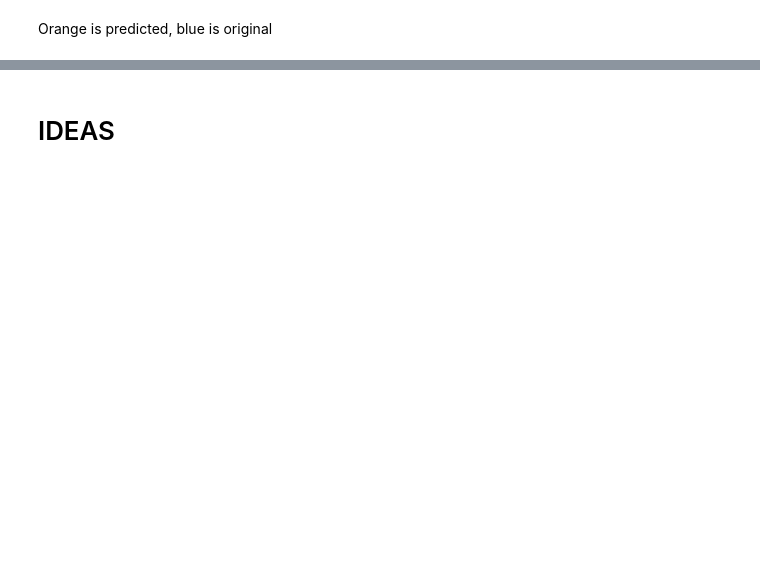
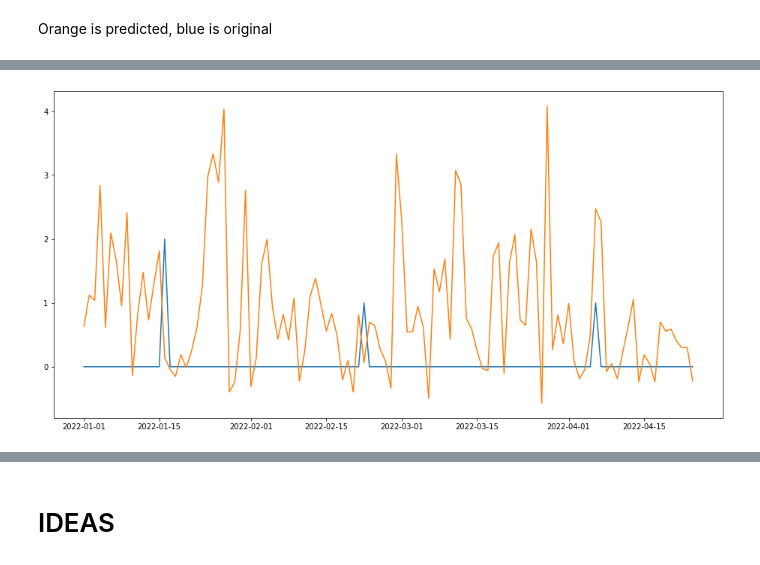
Before and after one commit to xSchon/BP, a Jupyter notebook: Preprocessing.ipynb, the cells around one changed output, grey strips where cells are left out. Cells and saved outputs as stored; diff of their text form; code cells hidden in the pictures; blank space fills up the shorter version.

```diff
--- a/Preprocessing.ipynb
+++ b/Preprocessing.ipynb
@@ -705,0 +760,6 @@ plt.show()
+# %%
+plt.plot(test[['sale_date', 'quantity_sold']].groupby('sale_date').sum())
+plt.plot(pd.DataFrame(xgb.predict(X_test), test.sale_date).groupby('sale_date').sum())
+plt.show()
+# %% [output]
+[figure, added]
```
Also changed, not shown: parts of 52 cells of this notebook.
